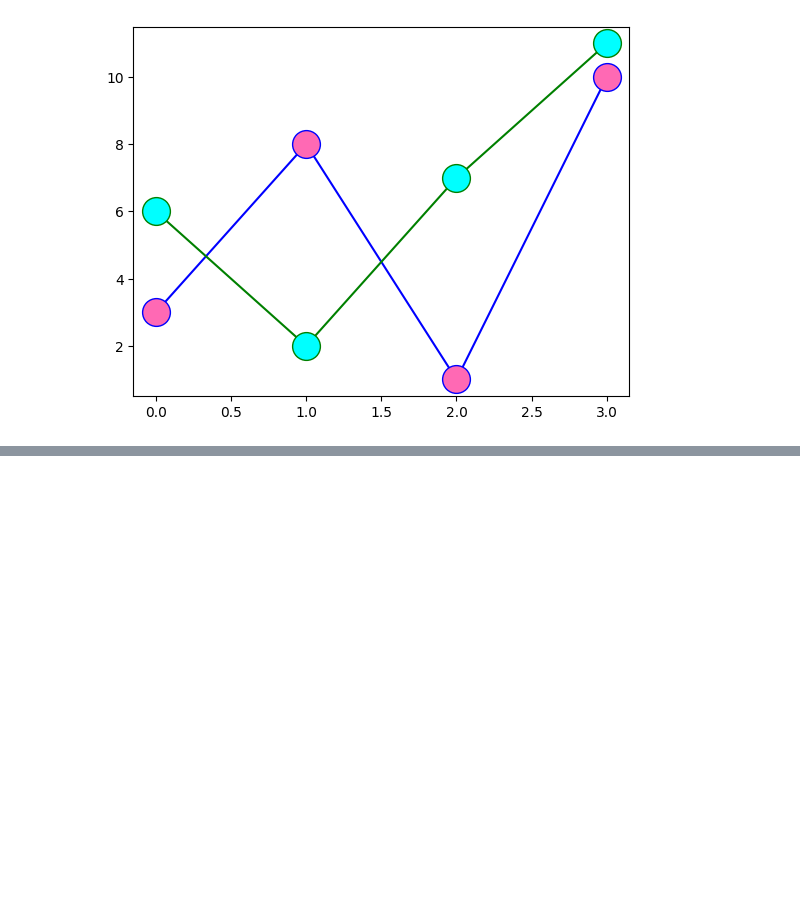
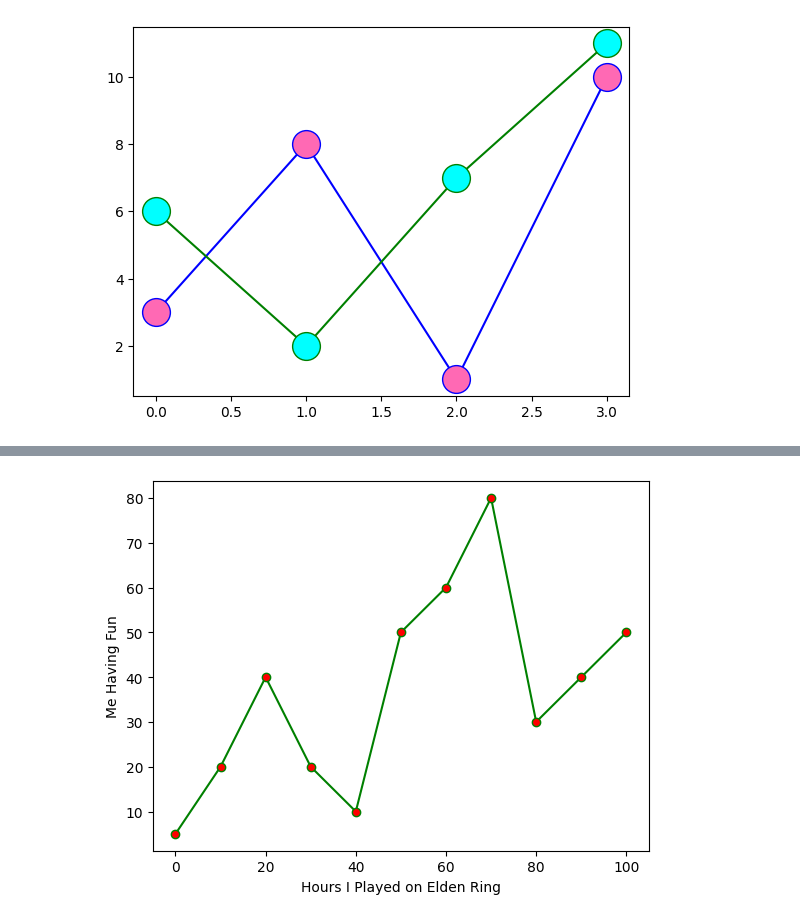
Before and after one commit to AllanAlvarez1/Python-Notebooks, a Jupyter notebook: PythonMathPlot.ipynb, the cells around one changed output, grey strips where cells are left out. Saved outputs shown, nothing was run; the diff lists cells and outputs as text; code cells hidden in the pictures; blank space fills up the shorter version.

```diff
--- a/PythonMathPlot.ipynb
+++ b/PythonMathPlot.ipynb
@@ -234,0 +268,14 @@ plt.show()
+# %%
+#Use it for fun now
+import numpy as np
+import matplotlib.pyplot as plt
+
+x = ([0, 10, 20, 30, 40, 50, 60, 70, 80, 90, 100])
+y = ([5, 20, 40, 20, 10, 50, 60, 80, 30, 40, 50])
+
+plt.plot(x,y,'o-',mfc = 'red', c = 'g')
+plt.xlabel('Hours I Played on Elden Ring')
+plt.ylabel('Me Having Fun')
+plt.show()
+# %% [output]
+[figure, added]
```
Also changed, not shown: parts of 16 cells of this notebook.
